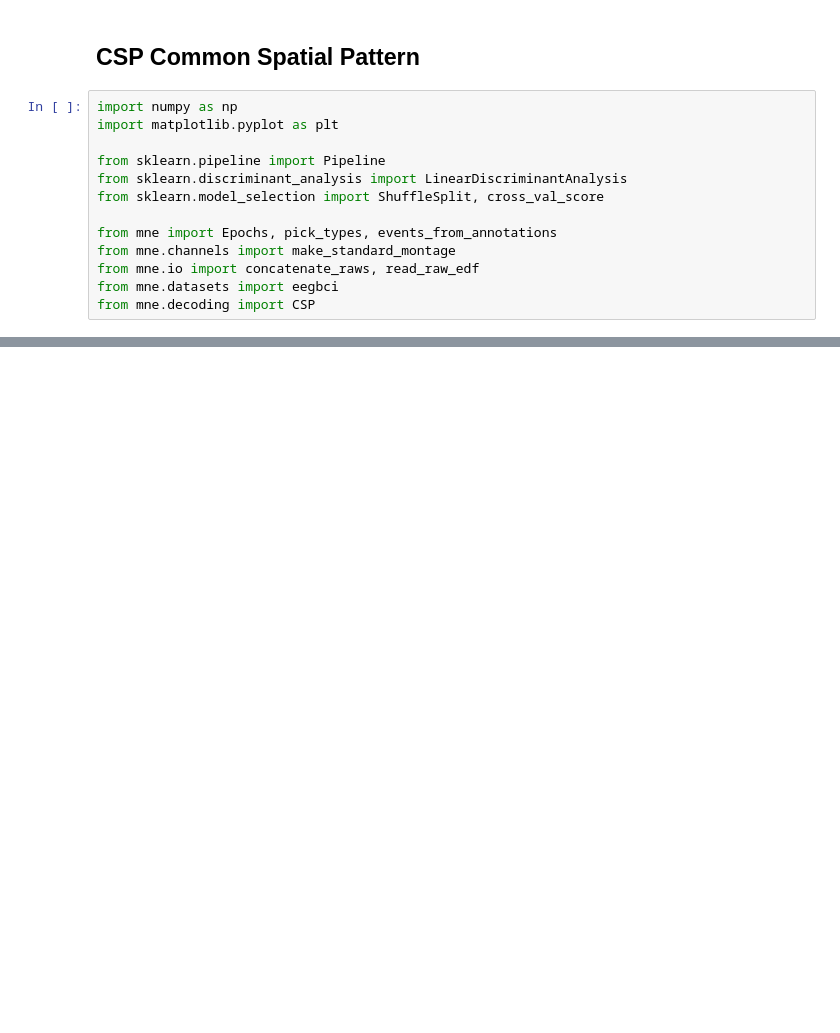
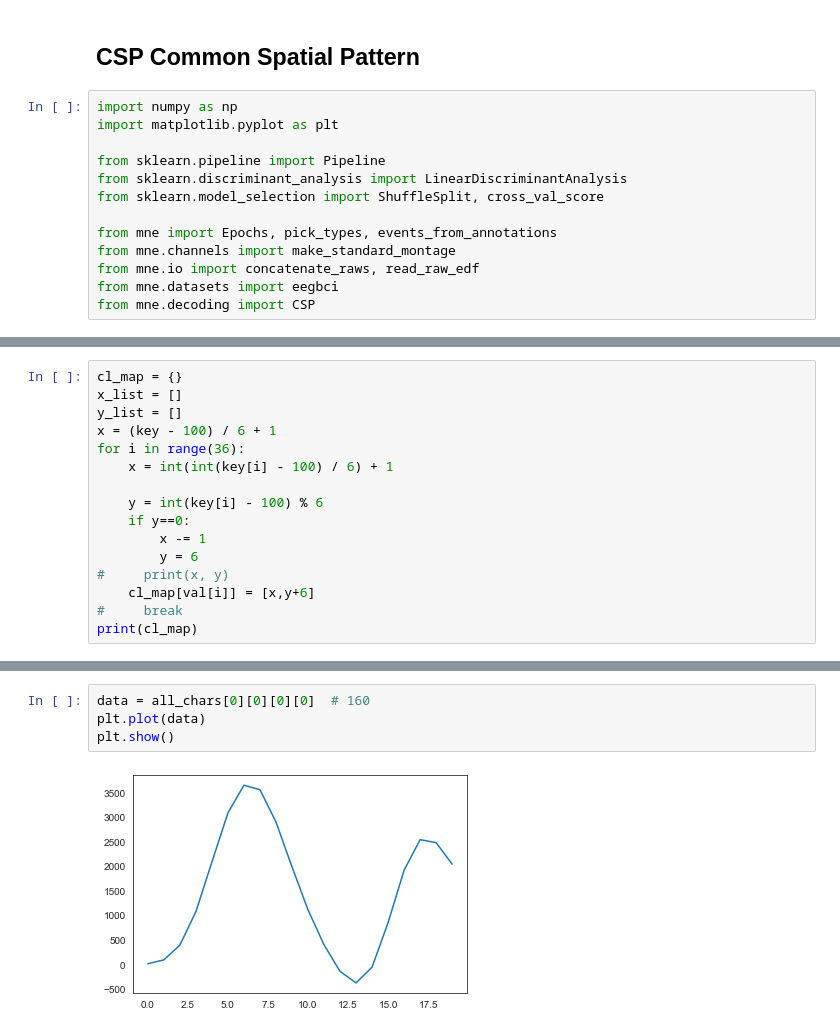
Before and after one commit to Vincent-syr/20MathModelCode, a Jupyter notebook: Untitled.ipynb, the cells around one changed output, grey strips where cells are left out. Drawn from its saved outputs; the diff is of its cells as text; blank space fills up the shorter version.

```diff
--- a/Untitled.ipynb
+++ b/Untitled.ipynb
@@ -989,0 +1029,16 @@ from mne.decoding import CSP
+# %%
+cl_map = {}
+x_list = []
+y_list = []
+x = (key - 100) / 6 + 1
+for i in range(36):
+    x = int(int(key[i] - 100) / 6) + 1
+
+    y = int(key[i] - 100) % 6
+    if y==0:
+        x -= 1
+        y = 6
+#     print(x, y)
+    cl_map[val[i]] = [x,y+6]
+#     break
+print(cl_map)
@@ -989,0 +1261,6 @@ from mne.decoding import CSP
+# %%
+data = all_chars[0][0][0][0]  # 160
+plt.plot(data)
+plt.show()
+# %% [output]
+[figure, added]
```
Also changed, not shown: parts of 51 cells of this notebook, 5 other files.
